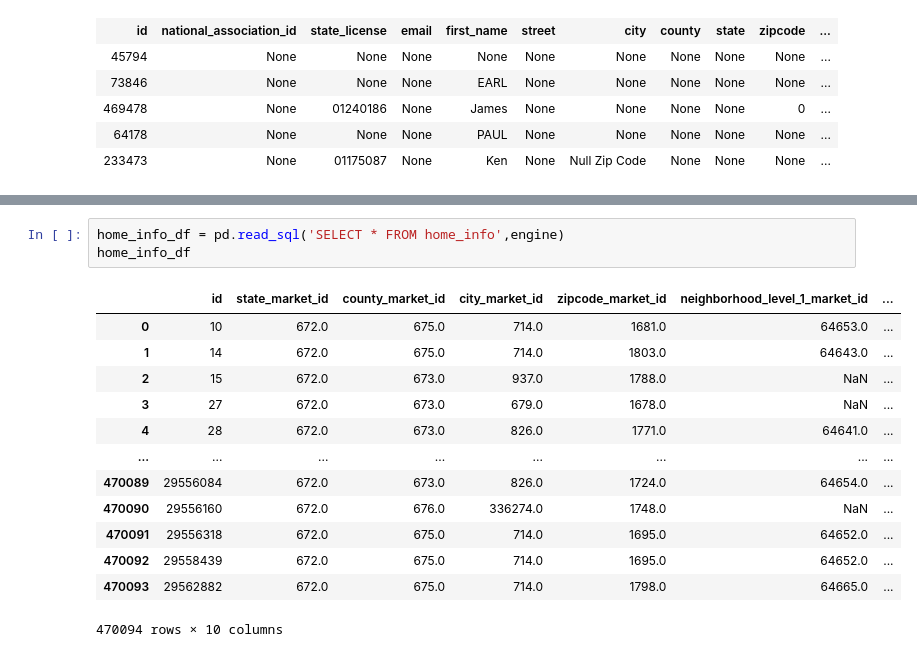
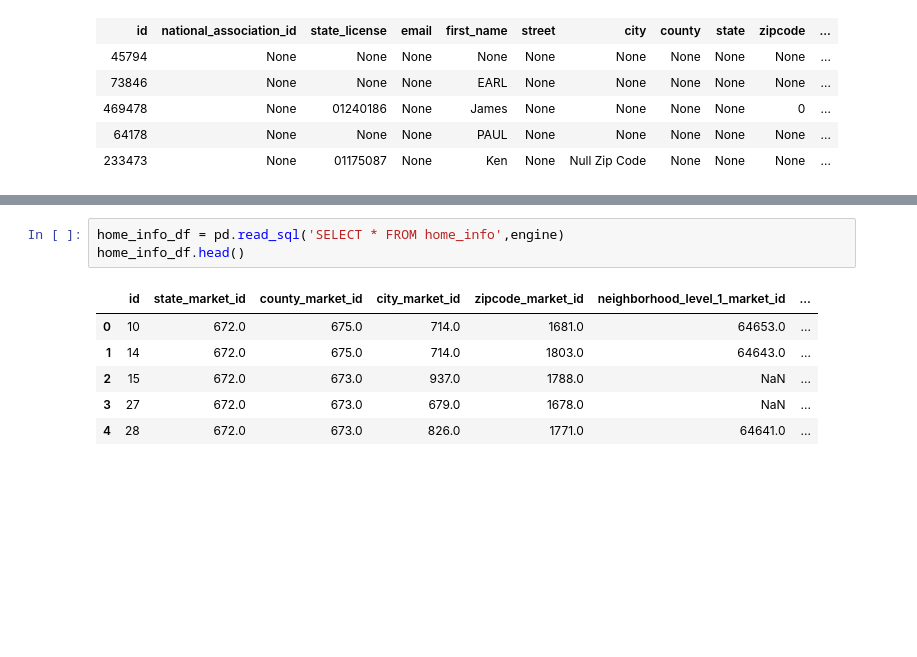
Before and after one commit to 20PW01-Abishek/Zerodown-Hackathon, a Jupyter notebook: Agent hunt/notebook/agent_hunt.ipynb, the cells around one changed output, grey strips where cells are left out. Cells and saved outputs as stored; diff of their text form; blank space fills up the shorter version.

```diff
--- a/Agent hunt/notebook/agent_hunt.ipynb
+++ b/Agent hunt/notebook/agent_hunt.ipynb
@@ -96,19 +77,12 @@ brokerage_df
 # %%
 home_info_df = pd.read_sql('SELECT * FROM home_info',engine)
-home_info_df
+home_info_df.head()
 # %% [output]
 |  | id | state_market_id | county_market_id | city_market_id | zipcode_market_id | neighborhood_level_1_market_id | ... |
 | 0 | 10 | 672.0 | 675.0 | 714.0 | 1681.0 | 64653.0 | ... |
 | 1 | 14 | 672.0 | 675.0 | 714.0 | 1803.0 | 64643.0 | ... |
 | 2 | 15 | 672.0 | 673.0 | 937.0 | 1788.0 | NaN | ... |
 | 3 | 27 | 672.0 | 673.0 | 679.0 | 1678.0 | NaN | ... |
 | 4 | 28 | 672.0 | 673.0 | 826.0 | 1771.0 | 64641.0 | ... |
-| ... | ... | ... | ... | ... | ... | ... | ... |
-| 470089 | 29556084 | 672.0 | 673.0 | 826.0 | 1724.0 | 64654.0 | ... |
-| 470090 | 29556160 | 672.0 | 676.0 | 336274.0 | 1748.0 | NaN | ... |
-| 470091 | 29556318 | 672.0 | 675.0 | 714.0 | 1695.0 | 64652.0 | ... |
-| 470092 | 29558439 | 672.0 | 675.0 | 714.0 | 1695.0 | 64652.0 | ... |
-| 470093 | 29562882 | 672.0 | 675.0 | 714.0 | 1798.0 | 64665.0 | ... |
-470094 rows × 10 columns
 # %%
 agent_listing_df = pd.read_sql('SELECT * FROM agent_listing',engine)
```
Also changed, not shown: parts of 20 cells of this notebook.
